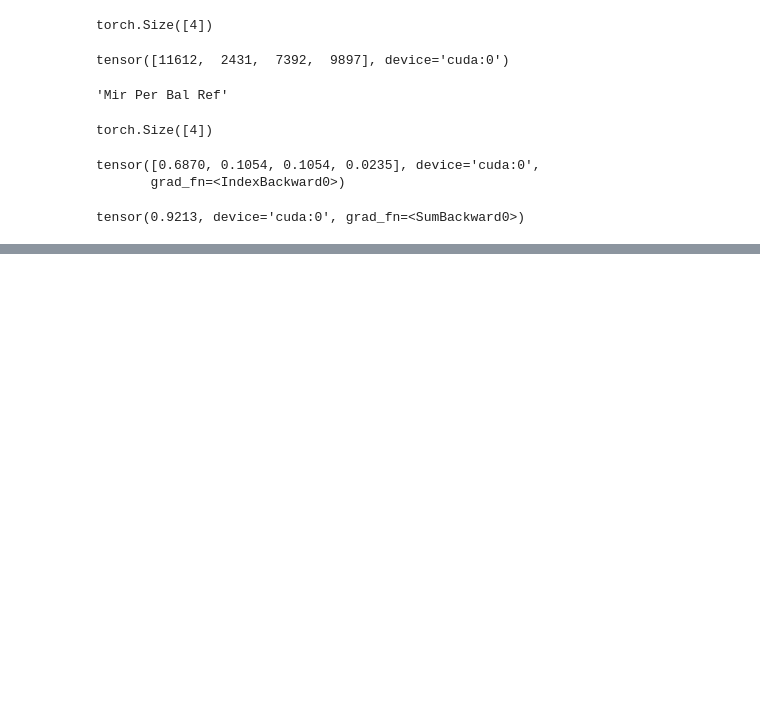
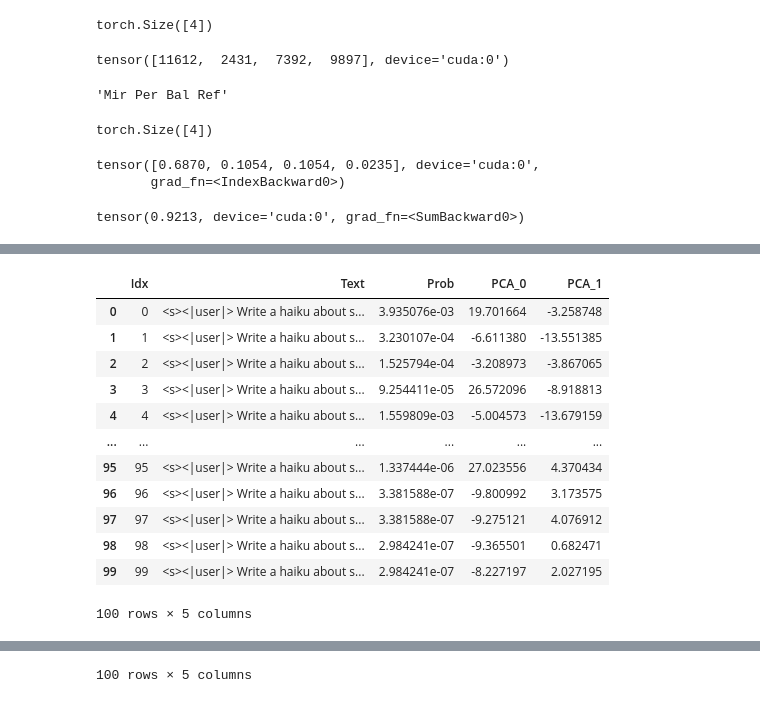
Before and after one commit to AaronJohnston/divergent-beams, a Jupyter notebook: exploration/fuzz-testing-diversity.ipynb, the cells around one changed output, grey strips where cells are left out. Drawn from its saved outputs; the diff is of its cells as text; code cells hidden in the pictures; blank space fills up the shorter version.

Commit message:
Examine clustering of embedded generations

````diff
--- a/exploration/fuzz-testing-diversity.ipynb
+++ b/exploration/fuzz-testing-diversity.ipynb
@@ -76,12 +76,7 @@ def gen(text, preview=True):
 
 def embed(text, mean_layers=False, mean_tokens=False, prompt_prefix=""):
     duration_start = time.perf_counter()
-    if prompt_prefix:
-        prompt = "<|user|>\n{}\n```\n{}\n``` <|end|>\n<|assistant|>".format(
-            prompt_prefix, text
-        )
-    else:
-        prompt = "<|user|>\n{} <|end|>\n<|assistant|>".format(text)
+    prompt = "{}{}".format(prompt_prefix, text)
     tokens = tokenizer.encode(prompt, return_tensors="pt").to("cuda")
     outputs = model(tokens, output_hidden_states=True)
     embedding = outputs.hidden_states
@@ -212,10 +207,10 @@ for i in range(10):
             new_candidate = Candidate(torch.cat([candidate.sequence, new_tok.unsqueeze(0).unsqueeze(0)], dim=1), candidate.prob * new_prob.item())
             new_candidates.append(new_candidate)
     candidates = new_candidates[:max_candidates]
-    print(i, p)
-    for candidate in candidates:
-        print(candidate)
-    print()
+    # print(i, p, len(candidates))
+    # for candidate in candidates:
+    #     print(candidate)
+    # print()
     p *= 0.5
 # %% [output]
 Candidate [1.0]: <s><|user|> Write a haiku about symmetry. <|end|><|assistant|>
@@ -237,0 +219,54 @@ In each end
+# %%
+from sklearn.decomposition import PCA
+import pandas as pd
+import altair as alt
+
+
+def graph_embeds(candidates, embed_func):
+    idxs = []
+    texts = []
+    probs = []
+    embeds = []
+    for idx, candidate in enumerate(candidates):
+        idxs.append(idx)
+        text = tokenizer.decode(candidate.sequence[0])
+        texts.append(text)
+        probs.append(candidate.prob)
+        embeds.append(embed_func(text))
+
+    pca = PCA(n_components=2)
+    pca_embeds = pca.fit_transform(torch.stack(embeds).float().numpy())
+
+    data = pd.DataFrame({
+        'Idx': idxs,
+        'Text': texts,
+        'Prob': probs,
+        'PCA_0': map(lambda p: p[0], pca_embeds),
+        'PCA_1': map(lambda p: p[1], pca_embeds),
+    })
+
+    display(data)
+
+    display(alt.Chart(data).mark_point(size=50).encode(
+        x='PCA_0',
+        y='PCA_1',
+        color='Prob',
+        tooltip=['Idx', 'Prob', 'Text']
+    ).interactive())
+
+graph_embeds(candidates, lambda x: embed(x, prompt_prefix=''))
+graph_embeds(candidates, lambda x: embed(x, prompt_prefix='What is the format of this text?'))
+# %% [output]
+|  | Idx | Text | Prob | PCA_0 | PCA_1 |
+| 0 | 0 | <s><|user|> Write a haiku about s... | 3.935076e-03 | 19.701664 | -3.258748 |
+| 1 | 1 | <s><|user|> Write a haiku about s... | 3.230107e-04 | -6.611380 | -13.551385 |
+| 2 | 2 | <s><|user|> Write a haiku about s... | 1.525794e-04 | -3.208973 | -3.867065 |
+| 3 | 3 | <s><|user|> Write a haiku about s... | 9.254411e-05 | 26.572096 | -8.918813 |
+| 4 | 4 | <s><|user|> Write a haiku about s... | 1.559809e-03 | -5.004573 | -13.679159 |
+| ... | ... | ... | ... | ... | ... |
+| 95 | 95 | <s><|user|> Write a haiku about s... | 1.337444e-06 | 27.023556 | 4.370434 |
+| 96 | 96 | <s><|user|> Write a haiku about s... | 3.381588e-07 | -9.800992 | 3.173575 |
+| 97 | 97 | <s><|user|> Write a haiku about s... | 3.381588e-07 | -9.275121 | 4.076912 |
+| 98 | 98 | <s><|user|> Write a haiku about s... | 2.984241e-07 | -9.365501 | 0.682471 |
+| 99 | 99 | <s><|user|> Write a haiku about s... | 2.984241e-07 | -8.227197 | 2.027195 |
+100 rows × 5 columns
@@ -237,0 +286 @@ In each end
+100 rows × 5 columns
````
Also changed, not shown: parts of 2 cells of this notebook.
